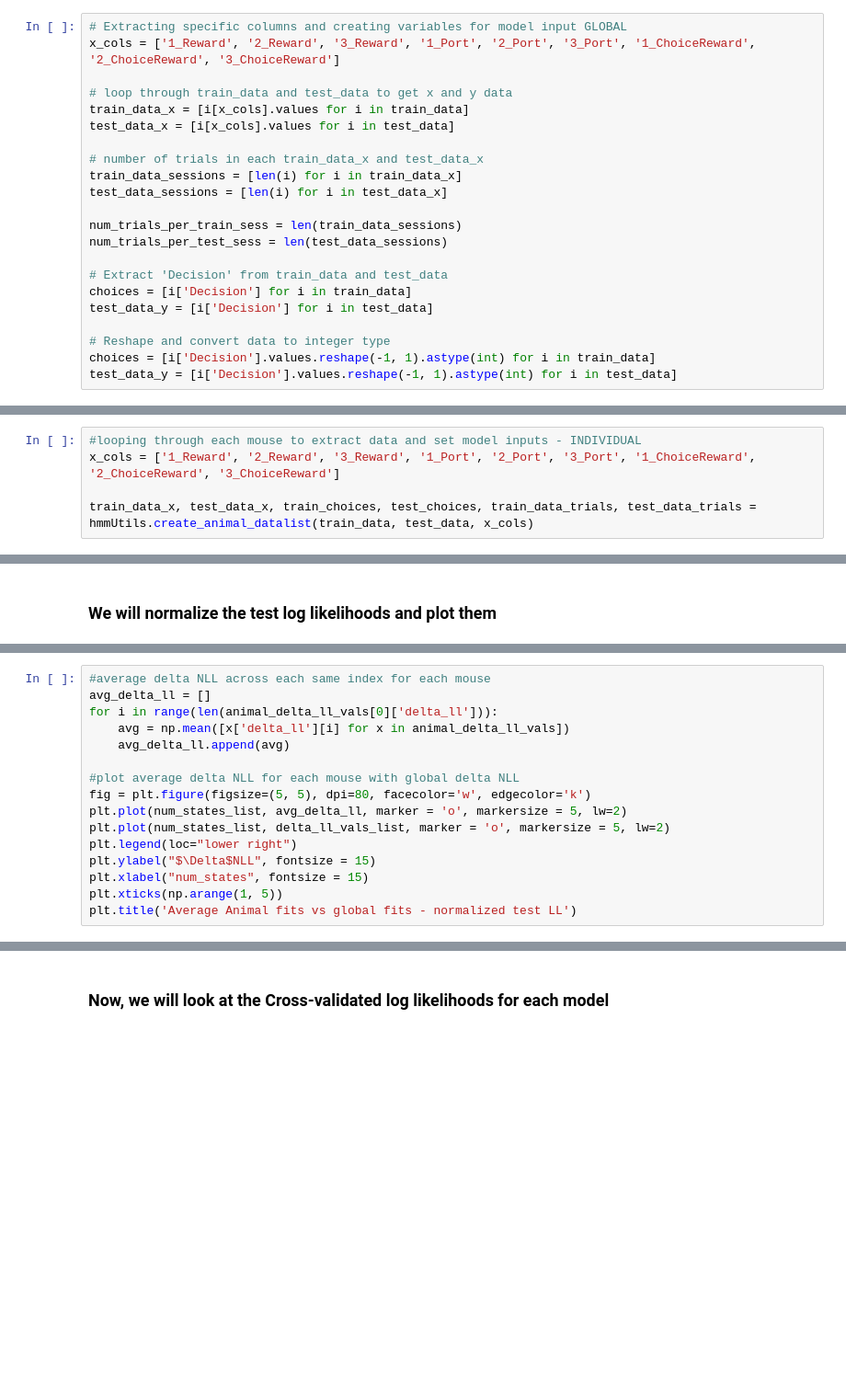
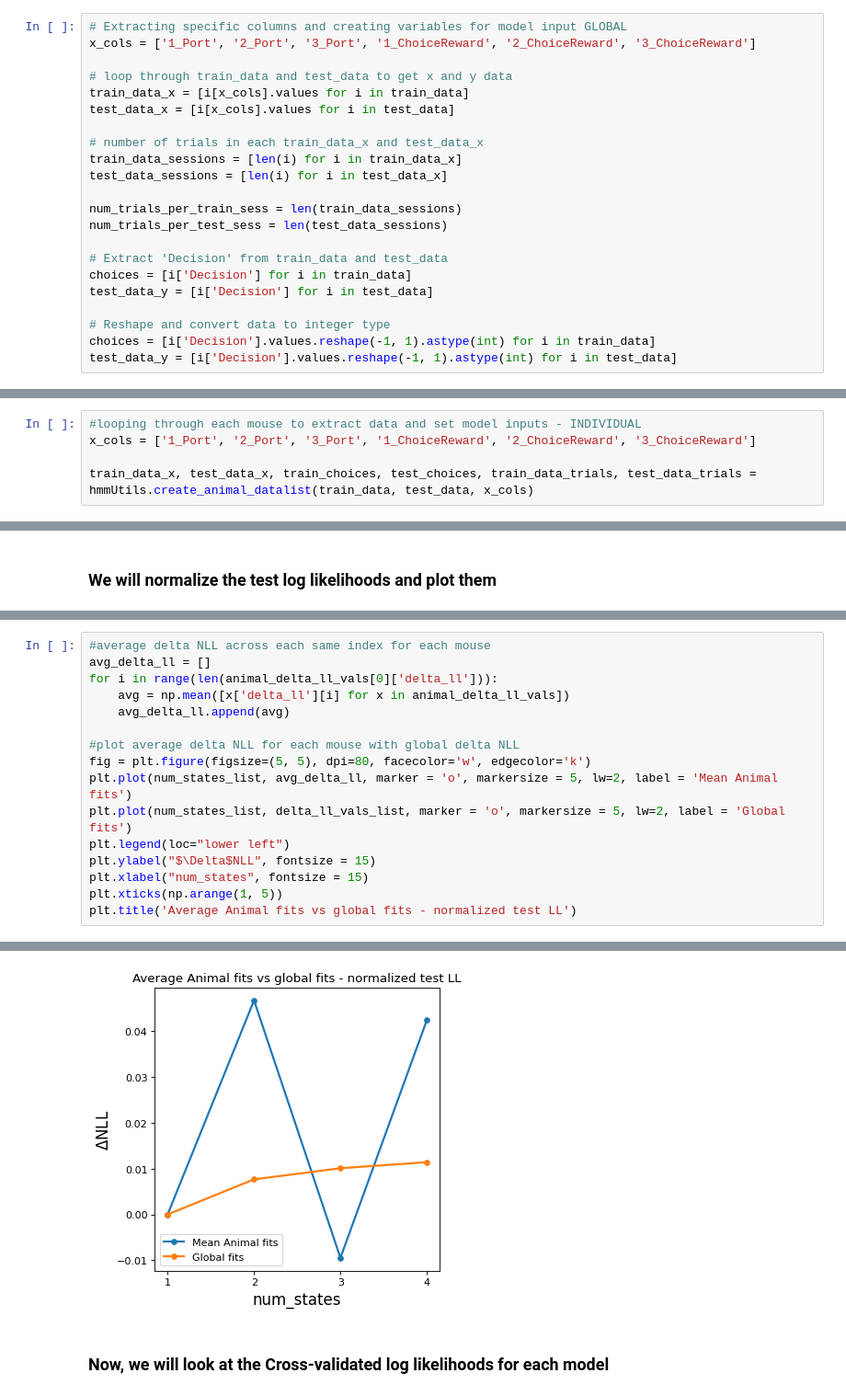
Before and after one commit to jbwallace123/glm_and_glmhmm, a Jupyter notebook: notebooks/global_v_animal(GLM-HMM).ipynb, the cells around one changed output, grey strips where cells are left out. Shown at 92% size. Cells and saved outputs as stored; diff of their text form; blank space fills up the shorter version.

```diff
--- a/notebooks/global_v_animal(GLM-HMM).ipynb
+++ b/notebooks/global_v_animal(GLM-HMM).ipynb
@@ -104,7 +104,7 @@ train_data = [filtered_data[filtered_data['Session ID'] == i] for i in train_ids
 test_data = [filtered_data[filtered_data['Session ID'] == i] for i in test_ids]
 # %%
 # Extracting specific columns and creating variables for model input GLOBAL
-x_cols = ['1_Reward', '2_Reward', '3_Reward', '1_Port', '2_Port', '3_Port', '1_ChoiceReward', '2_ChoiceReward', '3_ChoiceReward']
+x_cols = ['1_Port', '2_Port', '3_Port', '1_ChoiceReward', '2_ChoiceReward', '3_ChoiceReward']
 
 # loop through train_data and test_data to get x and y data
 train_data_x = [i[x_cols].values for i in train_data]
@@ -205,7 +205,7 @@ for i, mouse in enumerate(mouse_dfs):
     test_data.append({'mouse': mouse, 'data': [[mouse['data'][mouse['data']['Session ID'] == ii]] for ii in test_ids[i]]})
 # %%
 #looping through each mouse to extract data and set model inputs - INDIVIDUAL
-x_cols = ['1_Reward', '2_Reward', '3_Reward', '1_Port', '2_Port', '3_Port', '1_ChoiceReward', '2_ChoiceReward', '3_ChoiceReward']
+x_cols = ['1_Port', '2_Port', '3_Port', '1_ChoiceReward', '2_ChoiceReward', '3_ChoiceReward']
 
 train_data_x, test_data_x, train_choices, test_choices, train_data_trials, test_data_trials = hmmUtils.create_animal_datalist(train_data, test_data, x_cols)
 # %% [markdown]
@@ -418,10 +426,11 @@ for i in range(len(animal_delta_ll_vals[0]['delta_ll'])):
 
 #plot average delta NLL for each mouse with global delta NLL
 fig = plt.figure(figsize=(5, 5), dpi=80, facecolor='w', edgecolor='k')
-plt.plot(num_states_list, avg_delta_ll, marker = 'o', markersize = 5, lw=2)
-plt.plot(num_states_list, delta_ll_vals_list, marker = 'o', markersize = 5, lw=2)
-plt.legend(loc="lower right")
+plt.plot(num_states_list, avg_delta_ll, marker = 'o', markersize = 5, lw=2, label = 'Mean Animal fits')
+plt.plot(num_states_list, delta_ll_vals_list, marker = 'o', markersize = 5, lw=2, label = 'Global fits')
+plt.legend(loc="lower left")
 plt.ylabel("$\Delta$NLL", fontsize = 15)
 plt.xlabel("num_states", fontsize = 15)
 plt.xticks(np.arange(1, 5))
 plt.title('Average Animal fits vs global fits - normalized test LL')
+# %% [output]
@@ -428,3 +438,4 @@ plt.title('Average Animal fits vs global fits - normalized test LL')
+[figure, added]
 # %% [markdown]
 ### Now, we will look at the Cross-validated log likelihoods for each model
 # %%
```
Also changed, not shown: parts of 30 cells of this notebook, 2 other files.
